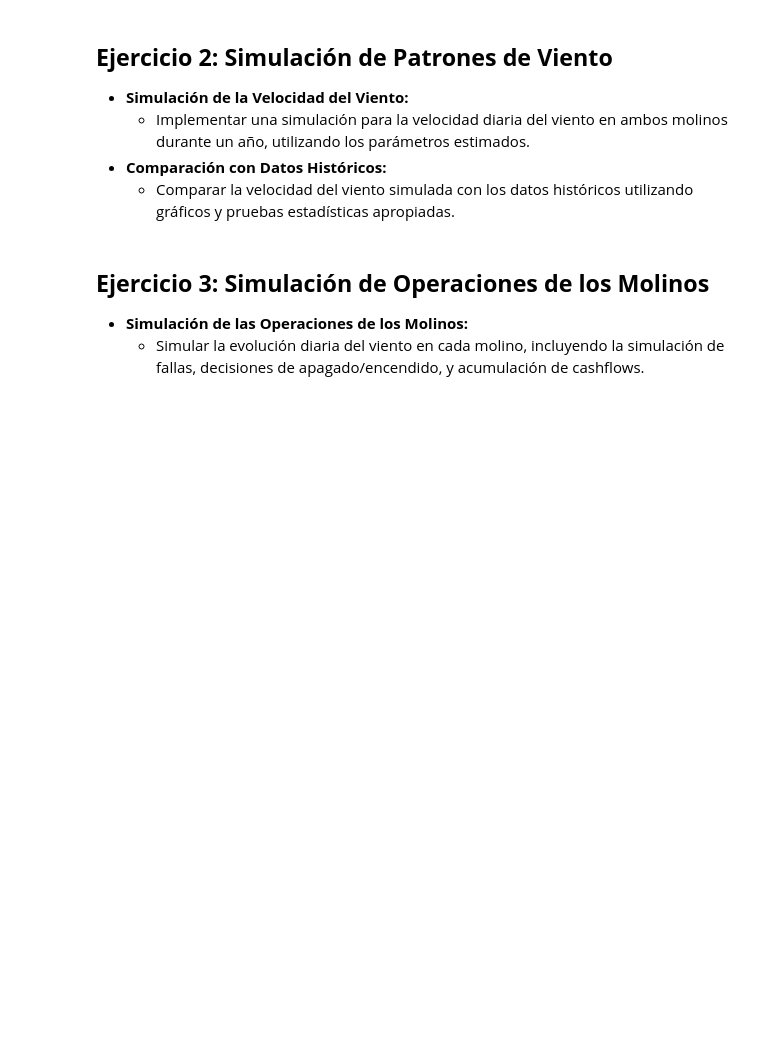
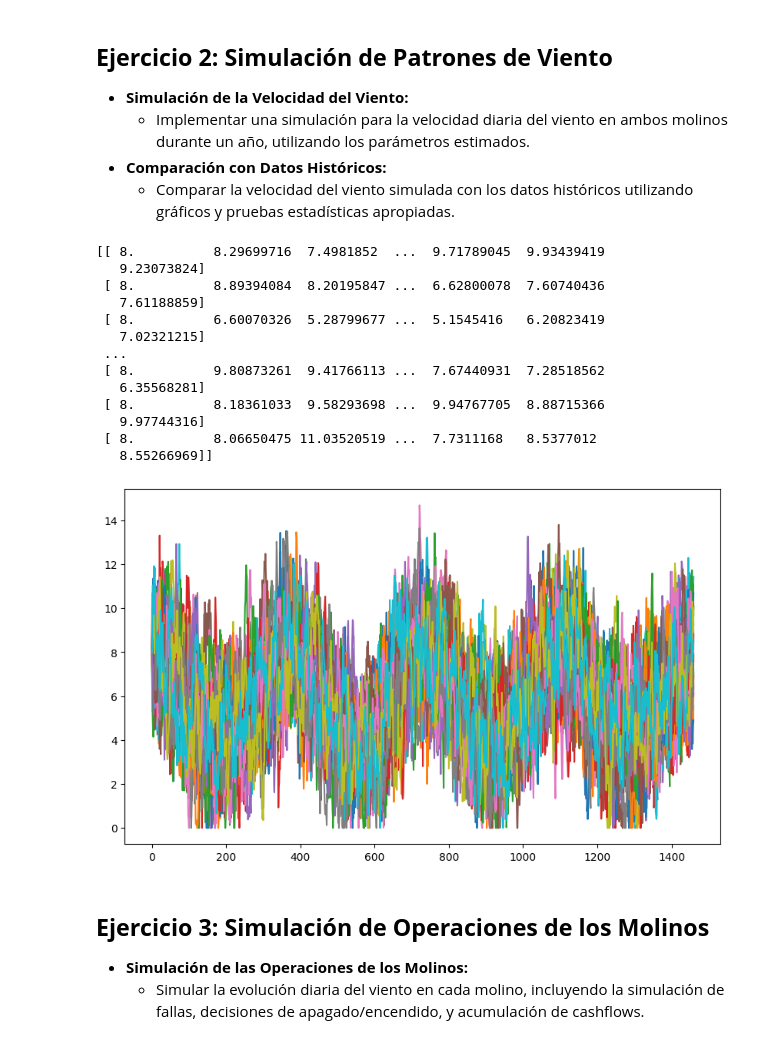
Before and after one commit to olmiave/ACN_TP1, a Jupyter notebook: TP1.ipynb, the cells around one changed output. Cells and saved outputs as stored; diff of their text form; code cells hidden in the pictures; blank space fills up the shorter version.

```diff
--- a/TP1.ipynb
+++ b/TP1.ipynb
@@ -108,0 +162,18 @@ plt.show()
+# %%
+#Regresión lineal para la diferencia de vientos entre molinos y estimaciones de beta y gamma
+delta = 1/365
+R = (wind["wind gap norte sur"][1:] - wind["wind gap norte sur"].shift(1)[1:]).values
+Q = (wind["wind gap norte sur"][1:]*delta).values
+
+model2 = LinearRegression().fit(Q.reshape(-1,1), R)
+R_pred = model2.predict(Q.reshape(-1,1))
+
+# Estimación de kappa y c
+beta_est = model2.coef_[0]
+c_est2 = np.sqrt(mean_squared_error(R, R_pred))
+
+# Estimación de sigma
+gamma_est = c_est2 / np.sqrt(delta)
+
+print(beta_est)
+print(gamma_est)
@@ -112,3 +186,40 @@ plt.show()
   - Implementar una simulación para la velocidad diaria del viento en ambos molinos durante un año, utilizando los parámetros estimados.
 - **Comparación con Datos Históricos:**
   - Comparar la velocidad del viento simulada con los datos históricos utilizando gráficos y pruebas estadísticas apropiadas.
+# %%
+#Simulación de molino N
+#m = caminos
+#T = tiempo
+#Hicimos que tita sea el promedio, chequear que este bien
+def molino_N(S_0, kappa, theta, delta, sigma, m, T):
+    S = np.zeros((m, T))
+    S[:, 0] = S_0
+    for i in range(m):
+        for t in range(1, T):
+            S[i, t] = S[i, t-1] + (kappa * (theta[t-1] - S[i, t-1]) * delta ) + np.sqrt(delta) * sigma * np.random.normal(0, 1)
+            if S[i, t] < 0:
+                S[i, t] = 0
+    return S
+
+N_0 = wind["regional wind"].iloc[0]
+N = molino_N(N_0, kappa_est, theta_est, delta, sigma_est, 30, 365*4)
+print(N)
+plt.figure(figsize=(10,6))
+for i in range(30):
+    plt.plot(N[i])
+plt.show()
+# %% [output]
+[[ 8.          8.29699716  7.4981852  ...  9.71789045  9.93439419
+   9.23073824]
+ [ 8.          8.89394084  8.20195847 ...  6.62800078  7.60740436
+   7.61188859]
+ [ 8.          6.60070326  5.28799677 ...  5.1545416   6.20823419
+   7.02321215]
+ ...
+ [ 8.          9.80873261  9.41766113 ...  7.67440931  7.28518562
+   6.35568281]
+ [ 8.          8.18361033  9.58293698 ...  9.94767705  8.88715366
+   9.97744316]
+ [ 8.          8.06650475 11.03520519 ...  7.7311168   8.5377012
+   8.55266969]]
+[figure, added]
```
Also changed, not shown: parts of 6 cells of this notebook.
